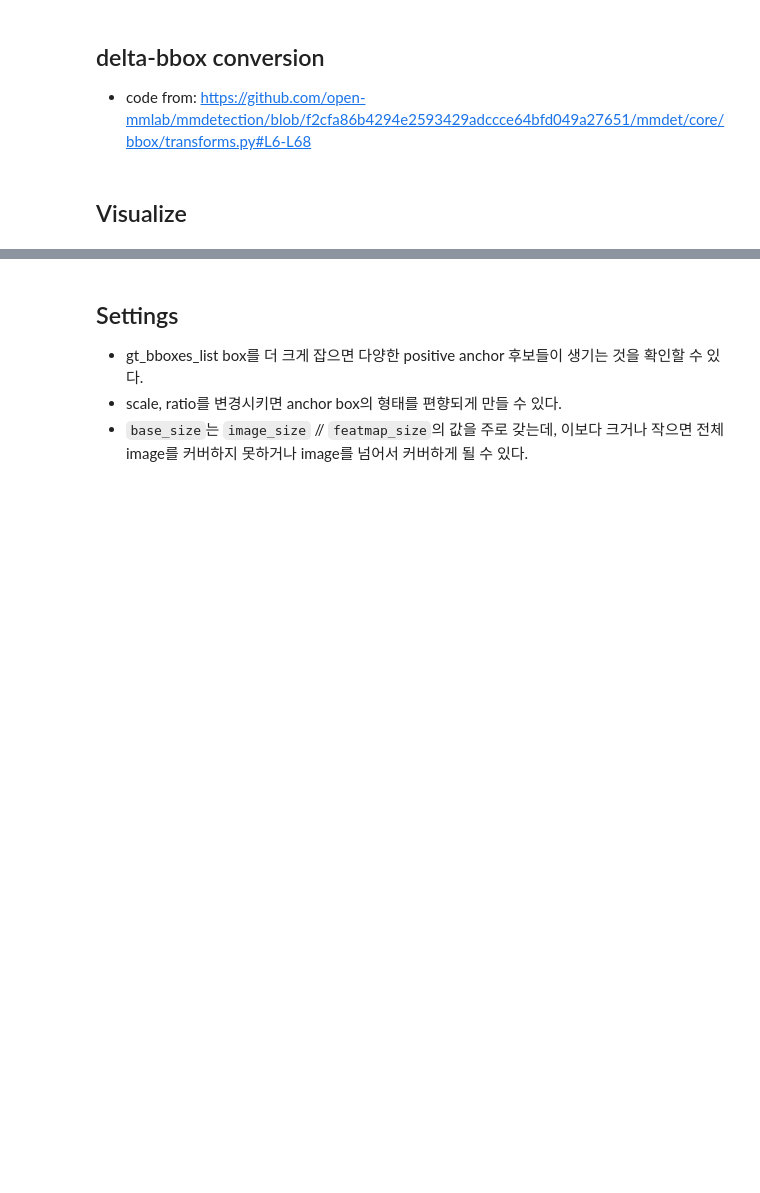
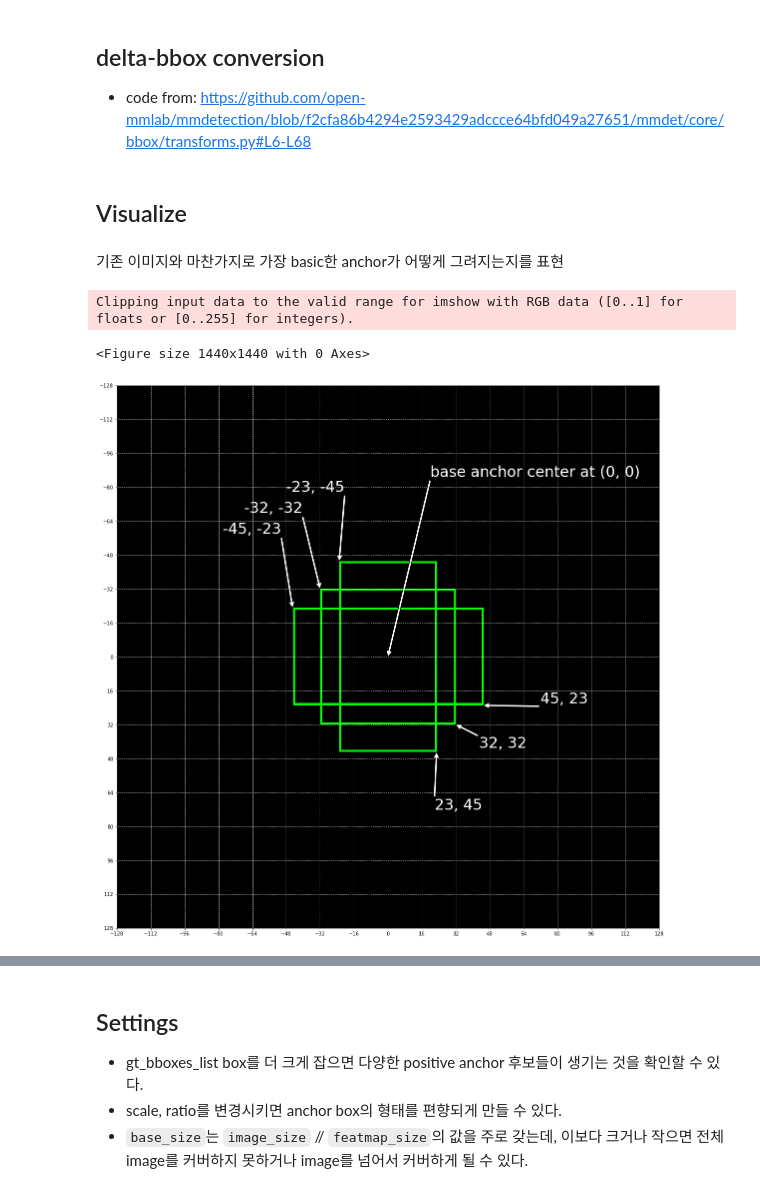
Before and after one commit to whikwon/mpmmdet, a Jupyter notebook: mmdet/anchor/anchor_target (modify).ipynb, the cells around one changed output, grey strips where cells are left out. Drawn from its saved outputs; the diff is of its cells as text; code cells hidden in the pictures; blank space fills up the shorter version.

Commit message:
Add anchor visualization

```diff
--- a/mmdet/anchor/anchor_target (modify).ipynb
+++ b/mmdet/anchor/anchor_target (modify).ipynb
@@ -280,3 +280,48 @@ def draw_pos_assigned_bboxes(image_shape, grid_size, gt_bboxes_list, pos_bboxes,
     ax.imshow(background_image, extent=[0, image_x, 0, image_y])
     plt.title("gt, prediction, anchor")
     plt.show()
+# %% [markdown]
+기존 이미지와 마찬가지로 가장 basic한 anchor가 어떻게 그려지는지를 표현
+# %%
+base_anchor = gen_base_anchors(32, torch.Tensor([0.5, 1, 2]), torch.Tensor([2]))
+board = np.zeros((256, 256, 3))
+all_anchors, shifts = grid_anchors(base_anchor, (32, 32), 16)
+
+for anchor in base_anchor:
+    x1, y1, x2, y2 = np.array(anchor) + 112
+    cv2.rectangle(board, (x1, y1), (x2, y2), (0, 255, 0), 1)
+
+board[board>255] = 255
+fig = plt.figure(figsize=(20,20))
+ax = prepare_base_figure((1,1,1), 16)
+
+ax.annotate('base anchor center at (0, 0)', xy=(0, 0), xytext=(20, -85), color='white',size=30,
+            arrowprops=dict(facecolor='white', shrink=5),
+            )
+
+ax.annotate('-23, -45', xy=(-23, -45), xytext=(-48, -78), color='white',size=30,
+            arrowprops=dict(facecolor='white', shrink=5),
+            )
+ax.annotate('-32, -32', xy=(-32, -32), xytext=(-68, -68), color='white',size=30,
+            arrowprops=dict(facecolor='white', shrink=5),
+            )
+ax.annotate('-45, -23', xy=(-45, -23), xytext=(-78, -58), color='white',size=30,
+            arrowprops=dict(facecolor='white', shrink=5),
+            )
+
+ax.annotate('23, 45', xy=(23, 45), xytext=(22, 72), color='white',size=30,
+            arrowprops=dict(facecolor='white', shrink=5),
+            )
+ax.annotate('32, 32', xy=(32, 32), xytext=(43, 43), color='white',size=30,
+            arrowprops=dict(facecolor='white', shrink=5),
+            )
+ax.annotate('45, 23', xy=(45, 23), xytext=(72, 22), color='white',size=30,
+            arrowprops=dict(facecolor='white', shrink=5),
+            )
+
+ax.imshow(board, extent=[-128, 128, 128, -128])
+plt.show()
+# %% [output]
+Clipping input data to the valid range for imshow with RGB data ([0..1] for floats or [0..255] for integers).
+<Figure size 1440x1440 with 0 Axes>
+[figure, added]
```
Also changed, not shown: parts of 2 cells of this notebook.
